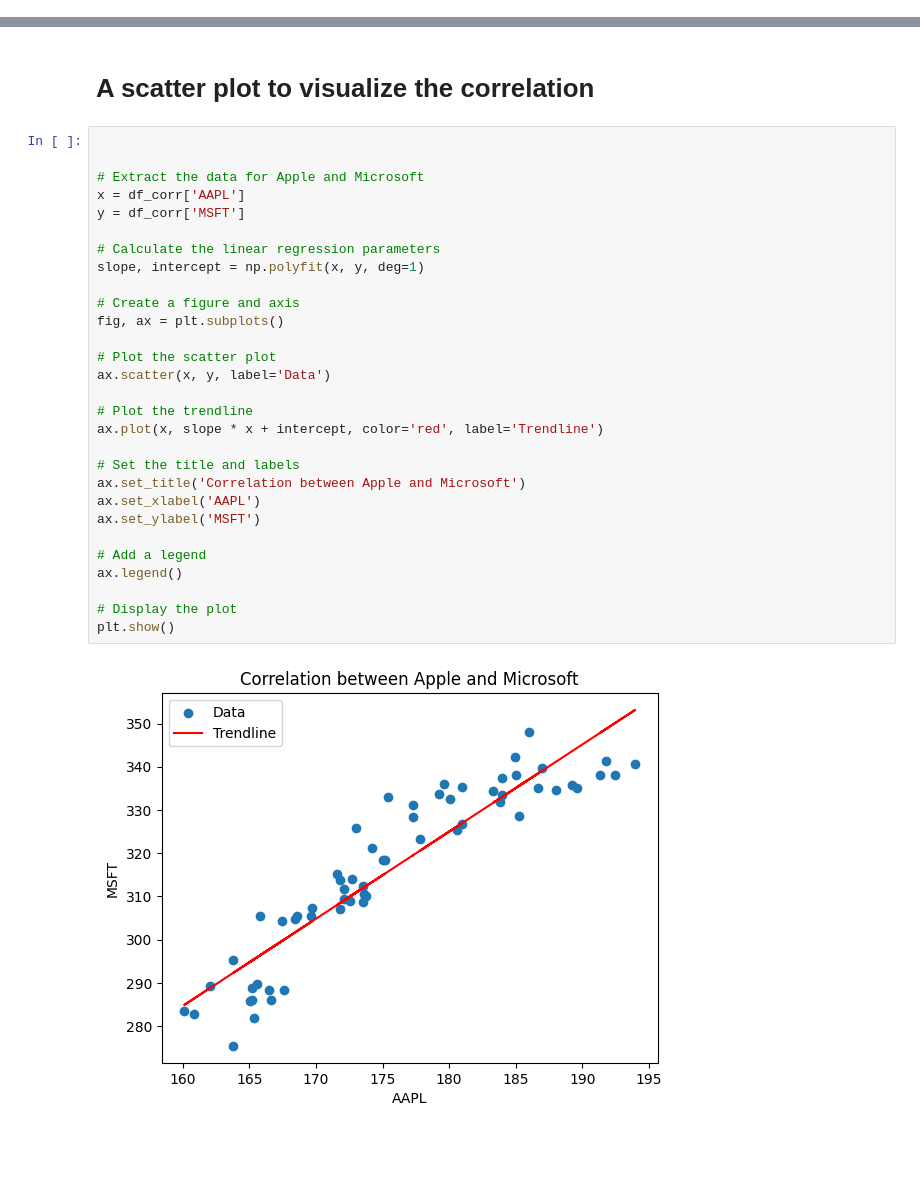
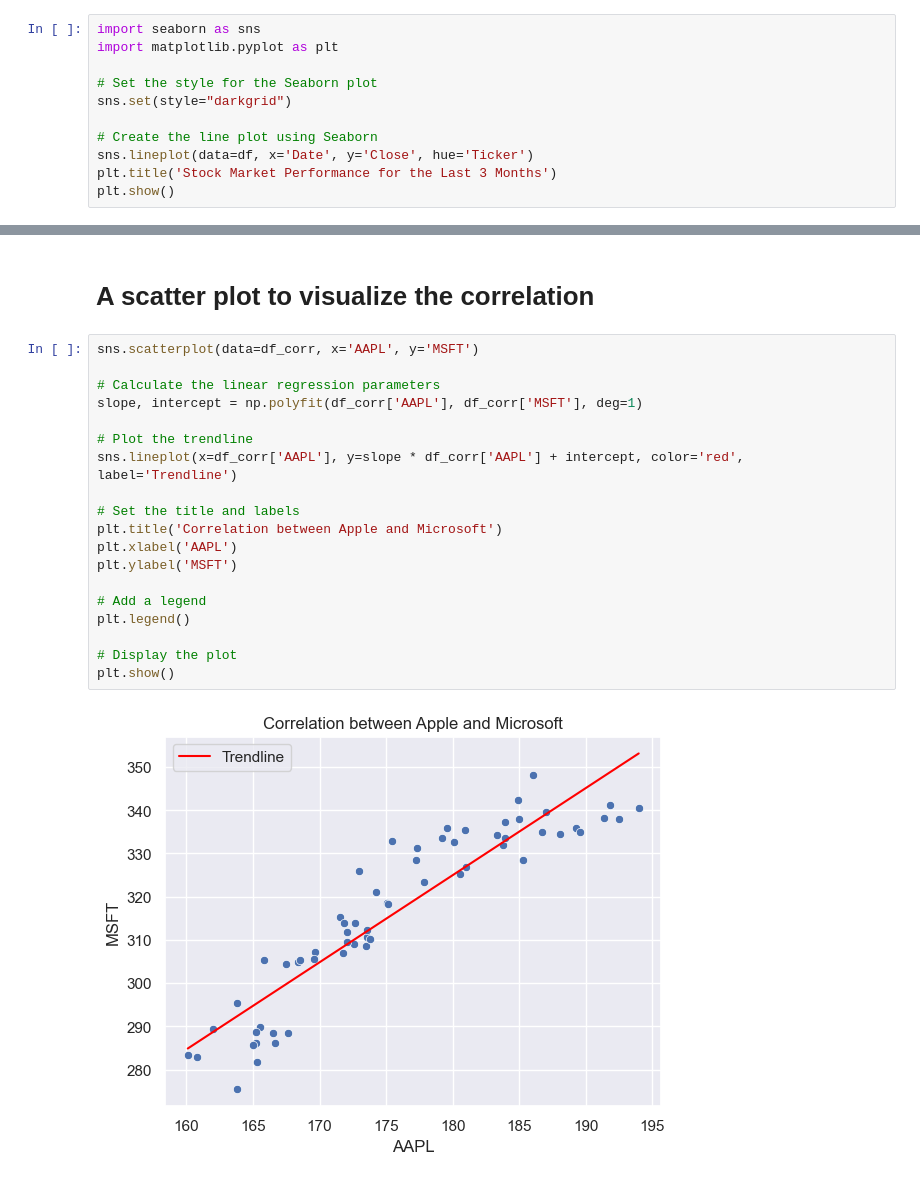
Before and after one commit to shushantranjan28/Stock-Market-Performance-Analysis, a Jupyter notebook: main.ipynb, the cells around one changed output, grey strips where cells are left out. Saved outputs shown, nothing was run; the diff lists cells and outputs as text; blank space fills up the shorter version.

```diff
--- a/main.ipynb
+++ b/main.ipynb
@@ -82,0 +57,11 @@ plt.show()
+# %%
+import seaborn as sns
+import matplotlib.pyplot as plt
+
+# Set the style for the Seaborn plot
+sns.set(style="darkgrid")
+
+# Create the line plot using Seaborn
+sns.lineplot(data=df, x='Date', y='Close', hue='Ticker')
+plt.title('Stock Market Performance for the Last 3 Months')
+plt.show()
@@ -200,33 +174,23 @@ df_corr = pd.merge(apple, microsoft, on='Date')
 # %% [markdown]
 # A scatter plot to visualize the correlation
 # %%
-
-
-# Extract the data for Apple and Microsoft
-x = df_corr['AAPL']
-y = df_corr['MSFT']
+sns.scatterplot(data=df_corr, x='AAPL', y='MSFT')
 
 # Calculate the linear regression parameters
-slope, intercept = np.polyfit(x, y, deg=1)
-
-# Create a figure and axis
-fig, ax = plt.subplots()
-
-# Plot the scatter plot
-ax.scatter(x, y, label='Data')
+slope, intercept = np.polyfit(df_corr['AAPL'], df_corr['MSFT'], deg=1)
 
 # Plot the trendline
-ax.plot(x, slope * x + intercept, color='red', label='Trendline')
+sns.lineplot(x=df_corr['AAPL'], y=slope * df_corr['AAPL'] + intercept, color='red', label='Trendline')
 
 # Set the title and labels
-ax.set_title('Correlation between Apple and Microsoft')
-ax.set_xlabel('AAPL')
-ax.set_ylabel('MSFT')
+plt.title('Correlation between Apple and Microsoft')
+plt.xlabel('AAPL')
+plt.ylabel('MSFT')
 
 # Add a legend
-ax.legend()
+plt.legend()
 
 # Display the plot
 plt.show()
 # %% [output]
-[figure, old version]
+[figure, new version]
```
Also changed, not shown: parts of 6 cells of this notebook.
